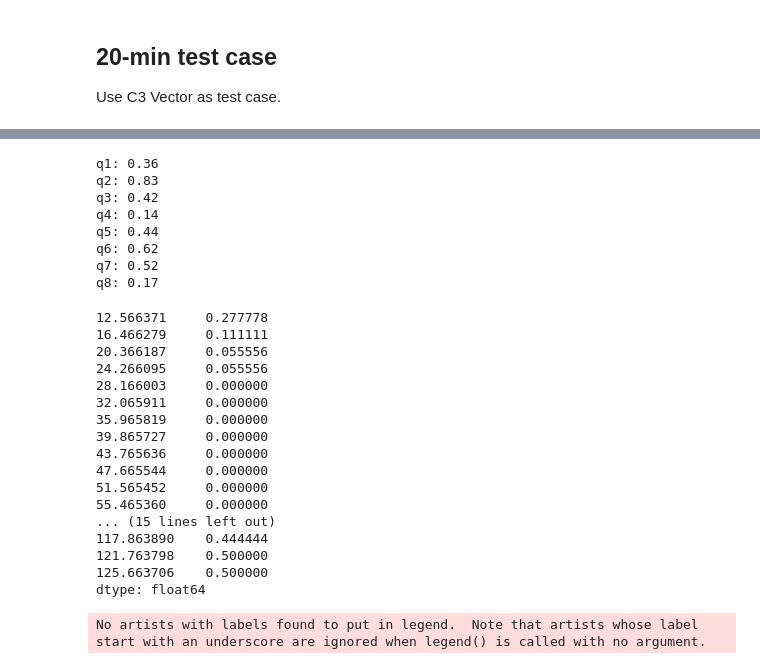
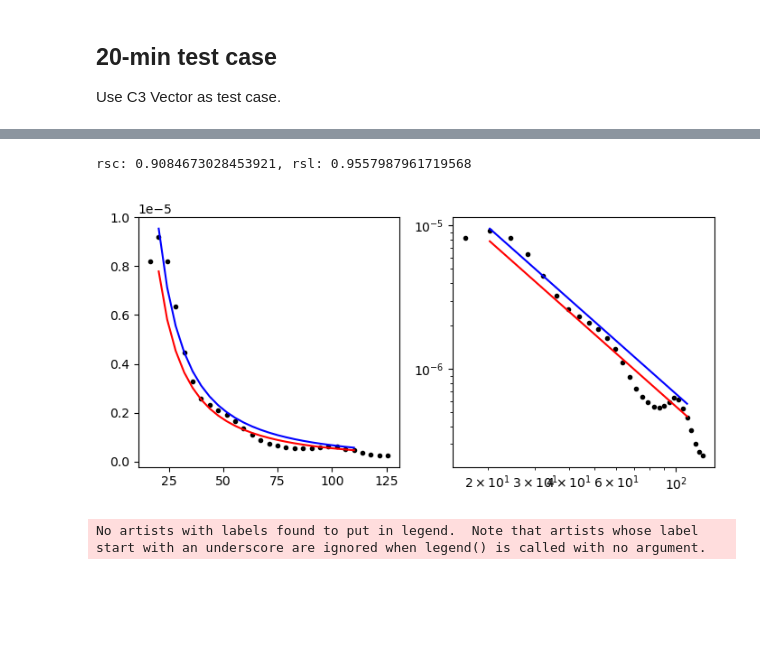
Before and after one commit to mikapm/pyROXSI, a Jupyter notebook: roxsi_pyfuns/notebooks/phase_resolved_diss.ipynb, the cells around one changed output, grey strips where cells are left out. Drawn from its saved outputs; the diff is of its cells as text; code cells hidden in the pictures; blank space fills up the shorter version.

```diff
--- a/roxsi_pyfuns/notebooks/phase_resolved_diss.ipynb
+++ b/roxsi_pyfuns/notebooks/phase_resolved_diss.ipynb
@@ -464,34 +520,35 @@ Concatenating dataframes ...
-# %%
-for i in range(1,9):
-    print('q{}: {:.2f}'.format(i, np.quantile(Us['q{}'.format(i)], 0.1)))
-(dfi.isnull().sum(axis=1) / dfi.notnull().sum(axis=1)) > 0.8
-dfi.isnull().sum(axis=1)/len(dfi.columns)
-# %% [output]
-q1: 0.36
-q2: 0.83
-q3: 0.42
-q4: 0.14
-q5: 0.44
-q6: 0.62
-q7: 0.52
-q8: 0.17
-12.566371     0.277778
-16.466279     0.111111
-20.366187     0.055556
-24.266095     0.055556
-28.166003     0.000000
-32.065911     0.000000
-35.965819     0.000000
-39.865727     0.000000
-43.765636     0.000000
-47.665544     0.000000
-51.565452     0.000000
-55.465360     0.000000
-... (15 lines left out)
-117.863890    0.444444
-121.763798    0.500000
-125.663706    0.500000
-dtype: float64
+# %%
+from scipy.optimize import curve_fit
+
+k = dfi.iloc[1:].mean(axis=1).index
+s = dfi.iloc[1:].mean(axis=1).values
+
+def fun(x, c):
+    """
+    Standard curve fit to inertial subrange k^{-5/3}.
+    """
+    return c * x ** (-5/3)
+
+si = 1
+ei = -4
+ec, rsc, cfc = rpt.dissipation_rate(k=k[si:ei], spec=s[si:ei], fit='curve')
+el, rsl, cfl = rpt.dissipation_rate(k=k[si:ei], spec=s[si:ei], fit='linear')
+print('rsc: {}, rsl: {}'.format(rsc, rsl))
+
+fig, axes = plt.subplots(figsize=(7,3.5), ncols=2)
+axes[0].plot(k, s, linestyle='none', marker='.', c='k')
+axes[0].plot(k[si:ei], fun(k[si:ei], cfc), linestyle='-', color='b')
+axes[0].plot(k[si:ei], fun(k[si:ei], cfl), linestyle='-', color='r')
+axes[1].loglog(k, s, linestyle='none', marker='.', c='k')
+axes[1].loglog(k[si:ei], fun(k[si:ei], cfc), linestyle='-', color='b')
+axes[1].loglog(k[si:ei], fun(k[si:ei], cfl), linestyle='-', color='r')
+
+plt.tight_layout()
+plt.show()
+# plt.close()
+# %% [output]
+rsc: 0.9084673028453921, rsl: 0.9557987961719568
+[figure, added]
 # %%
 # Spectral segment start
 t0s = t0 + pd.Timedelta(minutes=2, seconds=10)
```
Also changed, not shown: parts of 1 cell of this notebook.
